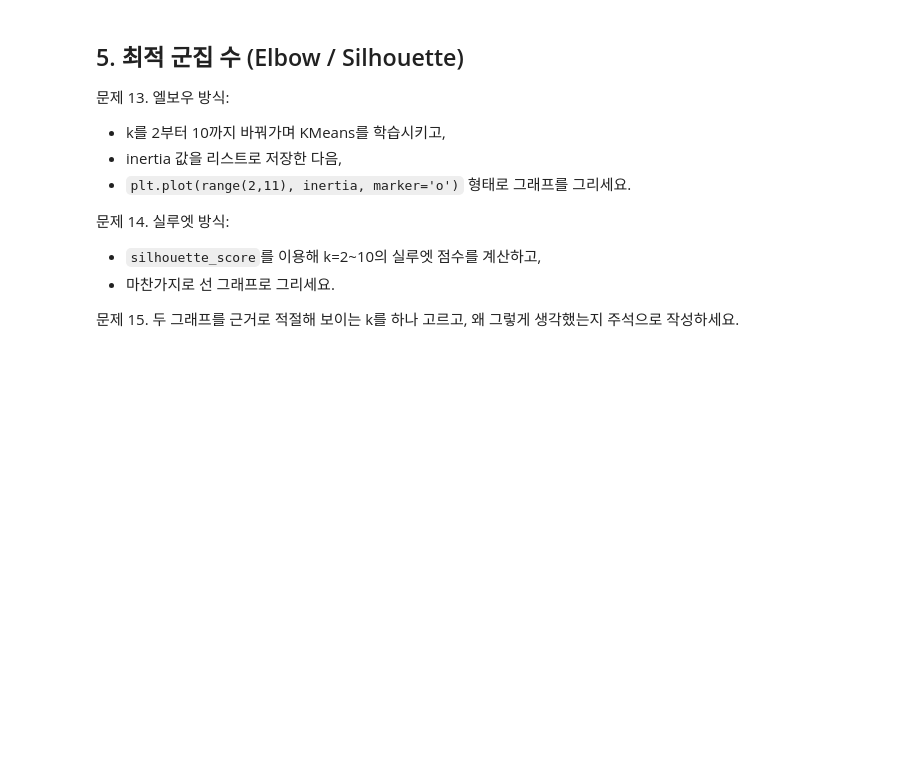
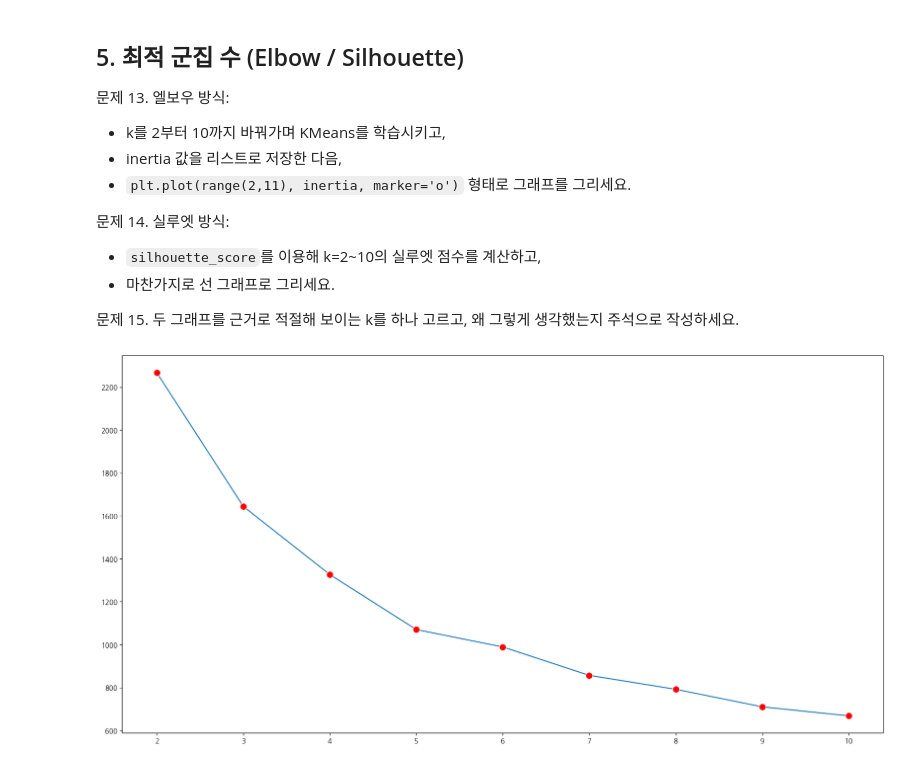
Before and after one commit to ShinJooHyeop/fintech3, a Jupyter notebook: 06machin_learning/13_02 군집분석_연습문제.ipynb, the cells around one changed output. Drawn from its saved outputs; the diff is of its cells as text; code cells hidden in the pictures; blank space fills up the shorter version.

```diff
--- a/06machin_learning/군집분석_연습문제.ipynb
+++ b/06machin_learning/13_02 군집분석_연습문제.ipynb
@@ -225,3 +225,13 @@ df.groupby('cluster')[['Fresh','Milk','Grocery','Frozen','Detergents_Paper','Del
 문제 15. 두 그래프를 근거로 적절해 보이는 k를 하나 고르고, 왜 그렇게 생각했는지 주석으로 작성하세요.
 # %%
 # 문제13
+inertia = []
+for i in range(2,11):
+    km = KMeans(n_clusters=i,random_state=42)
+    km.fit(scaler_data)
+    inertia.append(km.inertia_)
+plt.figure(figsize=(20,10))
+sns.lineplot(x=range(2,11),y=inertia, marker='o',markersize=10,markerfacecolor='red')
+plt.show()
+# %% [output]
+[figure, added]
```
Also changed, not shown: parts of 7 cells of this notebook, 3 other files.
